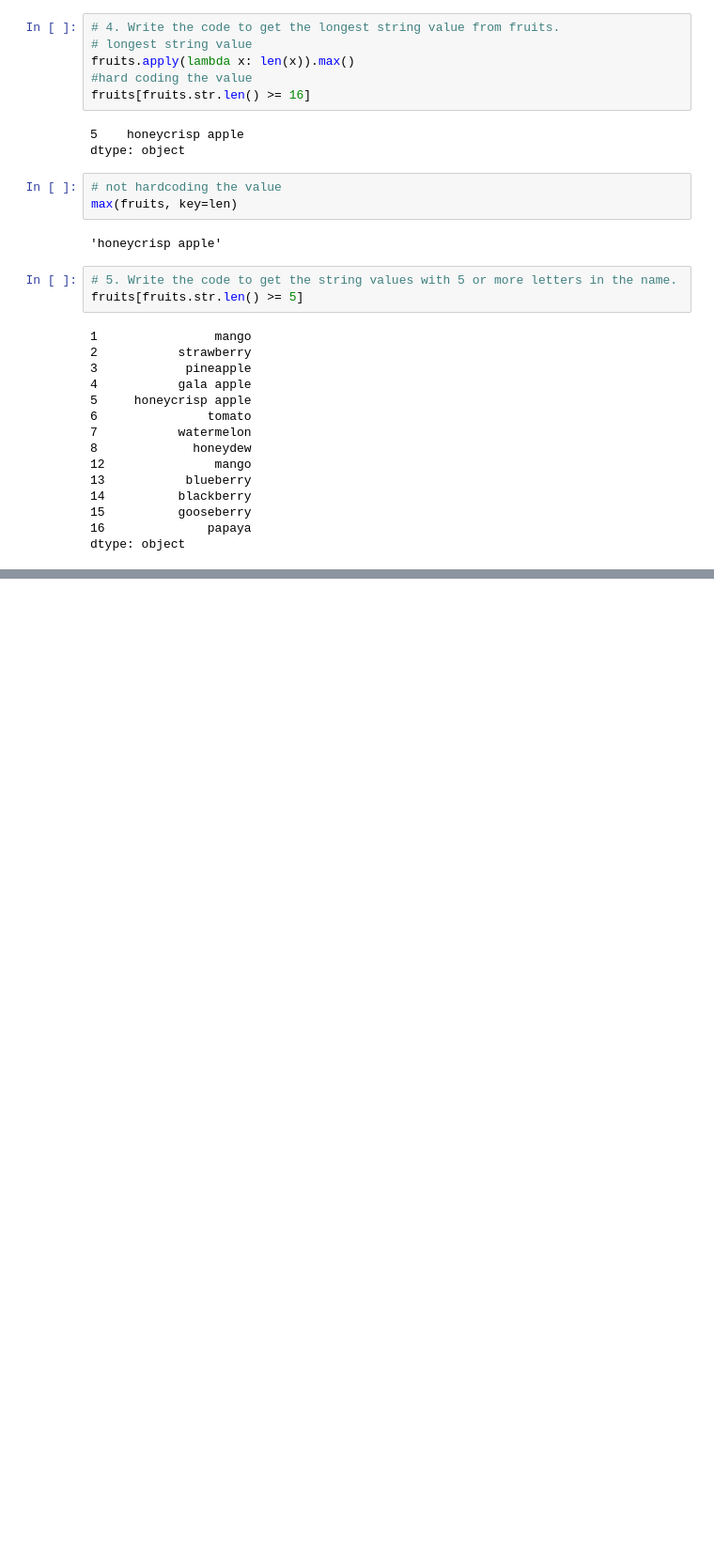
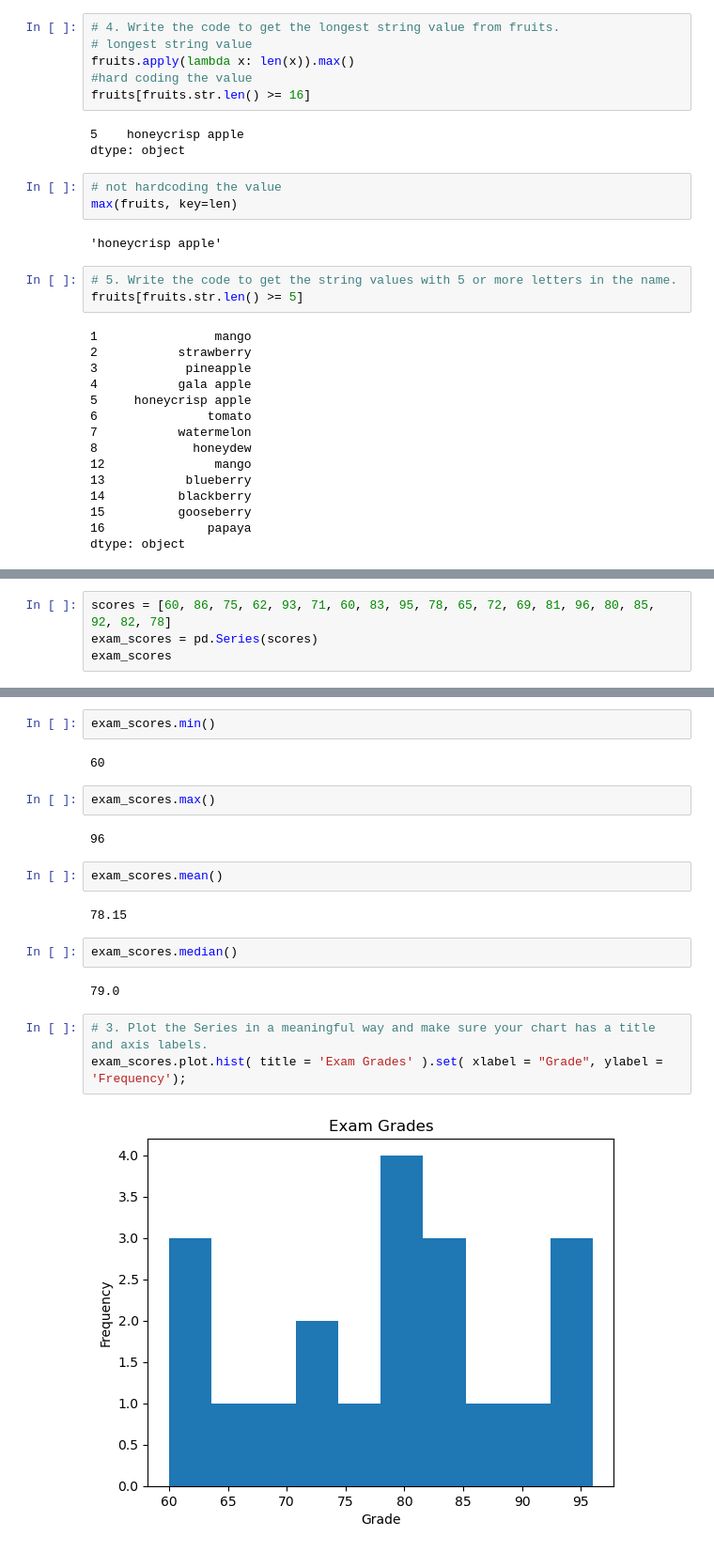
Before and after one commit to NikkideVries/ds-libraries-exercises, a Jupyter notebook: pandas_series.ipynb, the cells around one changed output, grey strips where cells are left out. Shown: that part at 94% size. Cells and saved outputs as stored; diff of their text form; blank space fills up the shorter version.

```diff
--- a/pandas_series.ipynb
+++ b/pandas_series.ipynb
@@ -240,0 +483,4 @@ dtype: object
+# %%
+scores = [60, 86, 75, 62, 93, 71, 60, 83, 95, 78, 65, 72, 69, 81, 96, 80, 85, 92, 82, 78]
+exam_scores = pd.Series(scores)
+exam_scores
@@ -240,0 +524,21 @@ dtype: object
+# %%
+exam_scores.min()
+# %% [output]
+60
+# %%
+exam_scores.max()
+# %% [output]
+96
+# %%
+exam_scores.mean()
+# %% [output]
+78.15
+# %%
+exam_scores.median()
+# %% [output]
+79.0
+# %%
+# 3. Plot the Series in a meaningful way and make sure your chart has a title and axis labels.
+exam_scores.plot.hist( title = 'Exam Grades' ).set( xlabel = "Grade", ylabel = 'Frequency');
+# %% [output]
+[figure, added]
```
Also changed, not shown: parts of 52 cells of this notebook.
